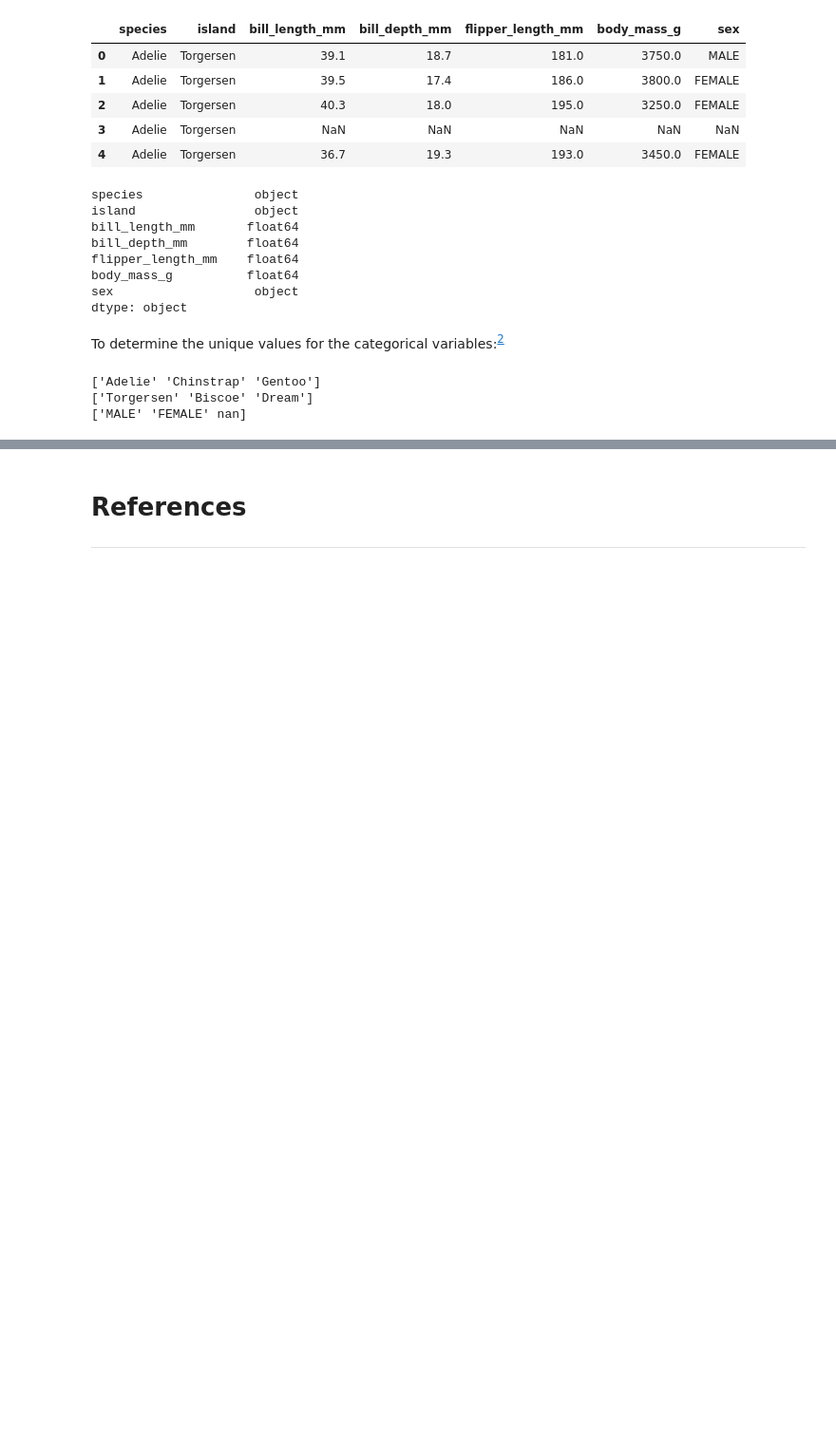
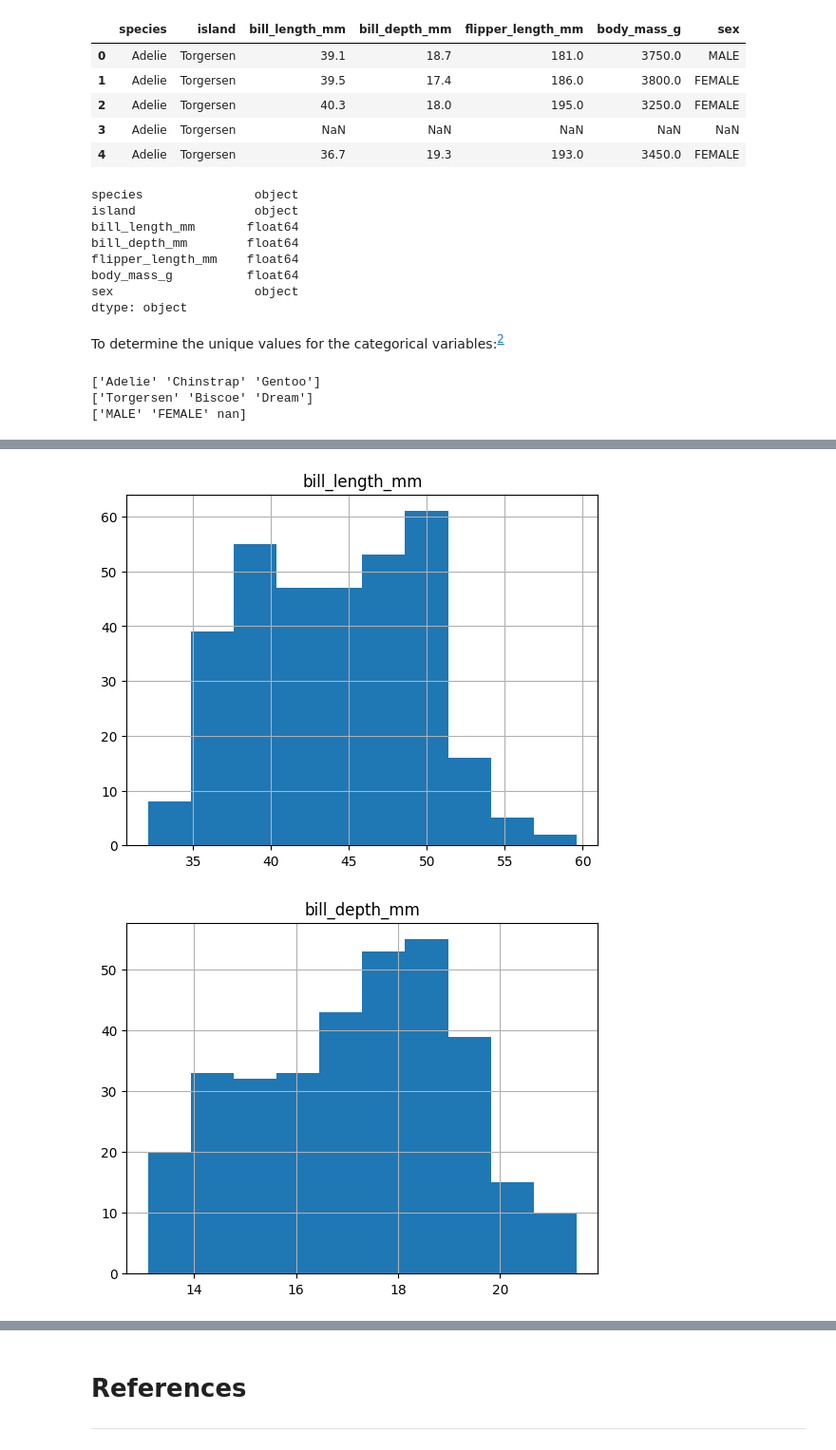
Before and after one commit to damienfarrell/fund-data, a Jupyter notebook: tasks.ipynb, the cells around one changed output, grey strips where cells are left out. Shown: that part at 95% size. Drawn from its saved outputs; the diff is of its cells as text; code cells hidden in the pictures; blank space fills up the shorter version.

```diff
--- a/tasks.ipynb
+++ b/tasks.ipynb
@@ -93,10 +91,11 @@ dtype: object
 # %% [markdown]
 <p>To determine the unique values for the categorical variables:<sup id="fnref:1"><a href="#fn:1">2</a></sup></p>
 # %%
+numerical_variables = df[["bill_length_mm", "bill_depth_mm","flipper_length_mm","body_mass_g"]]
 categorical_variables = df[["species","island","sex"]]
 
-for variables in categorical_variables:
-  print(df[variables].unique())
+for variable in categorical_variables:
+  print(df[variable].unique())
 # %% [output]
 ['Adelie' 'Chinstrap' 'Gentoo']
 ['Torgersen' 'Biscoe' 'Dream']
@@ -128,0 +154,8 @@ The dataset includes the sex of the penguins, which is categorical and has three
+# %%
+df.dropna(inplace=True)
+
+for variables in numerical_variables:
+    df.hist([variables])
+# %% [output]
+[figure, added]
+[figure, added]
```
Also changed, not shown: parts of 11 cells of this notebook.
